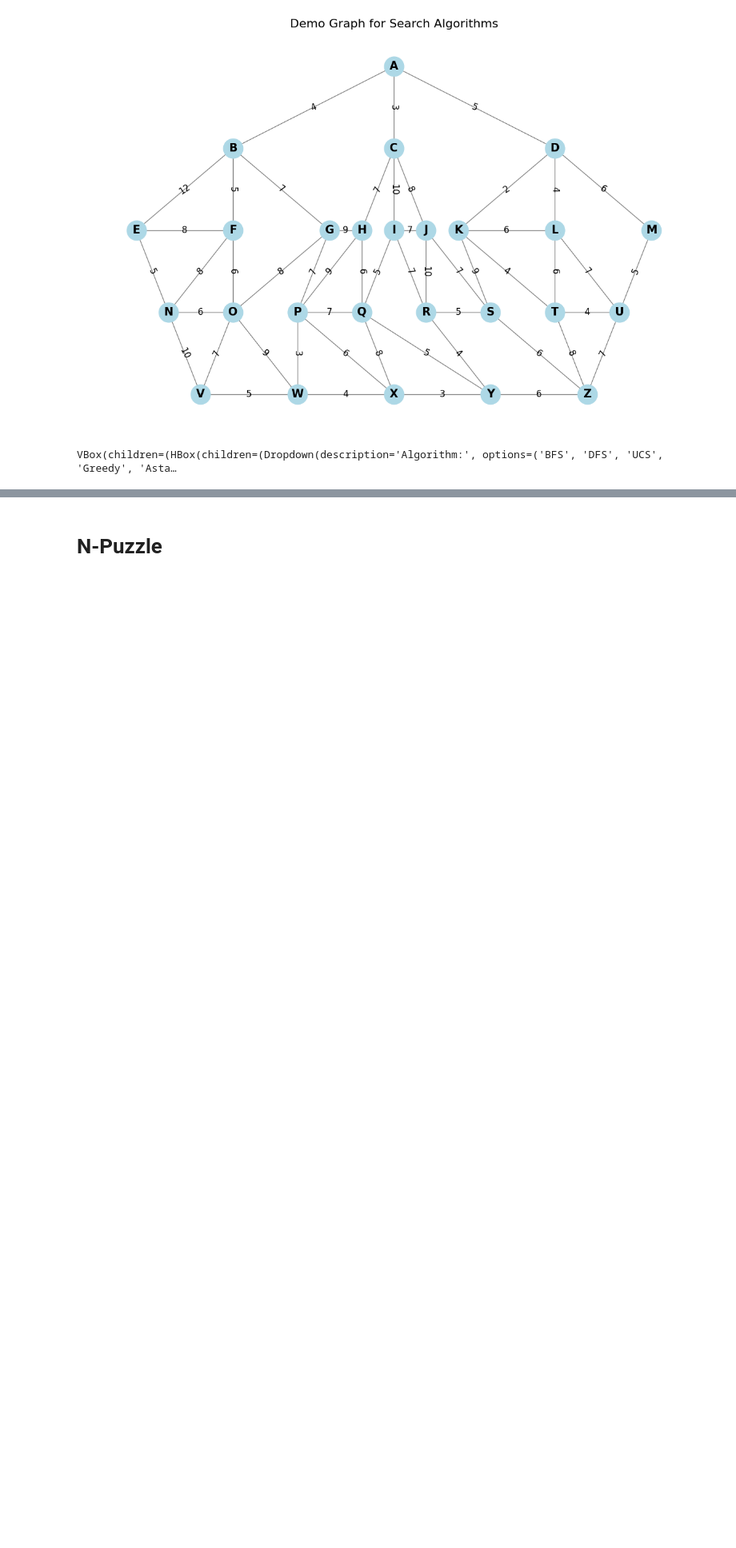
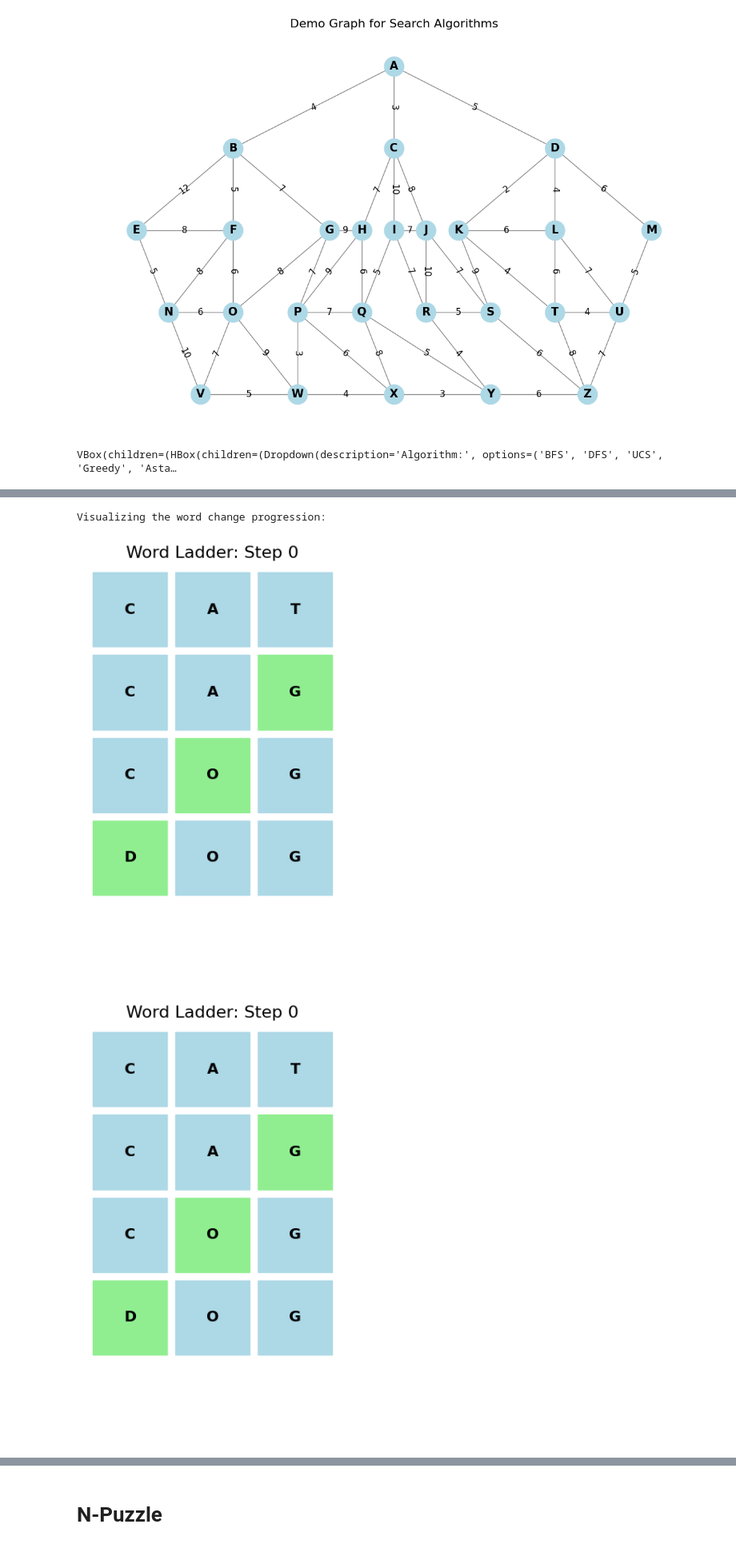
Before and after one commit to karpekov/cs3600-search, a Jupyter notebook: search_strategies.ipynb, the cells around one changed output, grey strips where cells are left out. Shown at 80% size. Cells and saved outputs as stored; diff of their text form; code cells hidden in the pictures; blank space fills up the shorter version.

```diff
--- a/search_strategies.ipynb
+++ b/search_strategies.ipynb
@@ -239,0 +270,8 @@ create_success_rate_chart(sim_results_graph)
+# %%
+# Visualize the word change progression
+print("\nVisualizing the word change progression:")
+game3.visualize_word_change(start_word, path_astar)
+# %% [output]
+Visualizing the word change progression:
+[figure, added]
+[figure, added]
```
Also changed, not shown: parts of 37 cells of this notebook, 5 other files.
